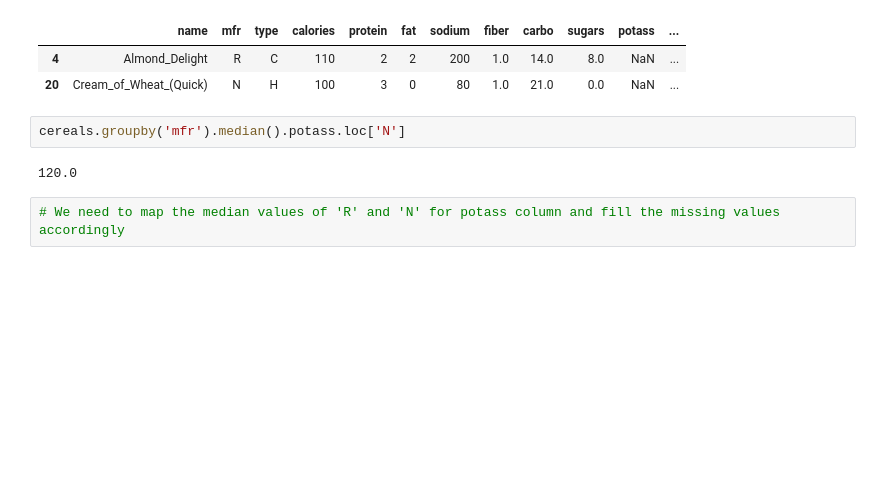
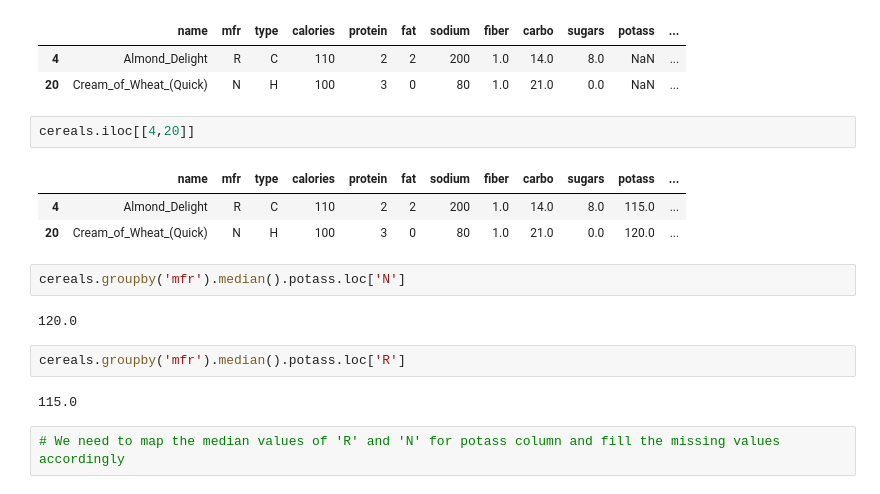
Before and after one commit to darshan-ds/cereals_mini_project, a Jupyter notebook: cereals_eda.ipynb, the cells around one changed output. Drawn from its saved outputs; the diff is of its cells as text; blank space fills up the shorter version.

```diff
--- a/cereals_eda.ipynb
+++ b/cereals_eda.ipynb
@@ -911,9 +911,19 @@ cereals[cereals.potass.isnull()]
 |  | name | mfr | type | calories | protein | fat | sodium | fiber | carbo | sugars | potass | ... |
 | 4 | Almond_Delight | R | C | 110 | 2 | 2 | 200 | 1.0 | 14.0 | 8.0 | NaN | ... |
 | 20 | Cream_of_Wheat_(Quick) | N | H | 100 | 3 | 0 | 80 | 1.0 | 21.0 | 0.0 | NaN | ... |
+# %%
+cereals.iloc[[4,20]]
+# %% [output]
+|  | name | mfr | type | calories | protein | fat | sodium | fiber | carbo | sugars | potass | ... |
+| 4 | Almond_Delight | R | C | 110 | 2 | 2 | 200 | 1.0 | 14.0 | 8.0 | 115.0 | ... |
+| 20 | Cream_of_Wheat_(Quick) | N | H | 100 | 3 | 0 | 80 | 1.0 | 21.0 | 0.0 | 120.0 | ... |
 # %%
 cereals.groupby('mfr').median().potass.loc['N']
 # %% [output]
 120.0
+# %%
+cereals.groupby('mfr').median().potass.loc['R']
+# %% [output]
+115.0
 # %%
 # We need to map the median values of 'R' and 'N' for potass column and fill the missing values accordingly
```
Also changed, not shown: parts of 7 cells of this notebook, 13 other files.
